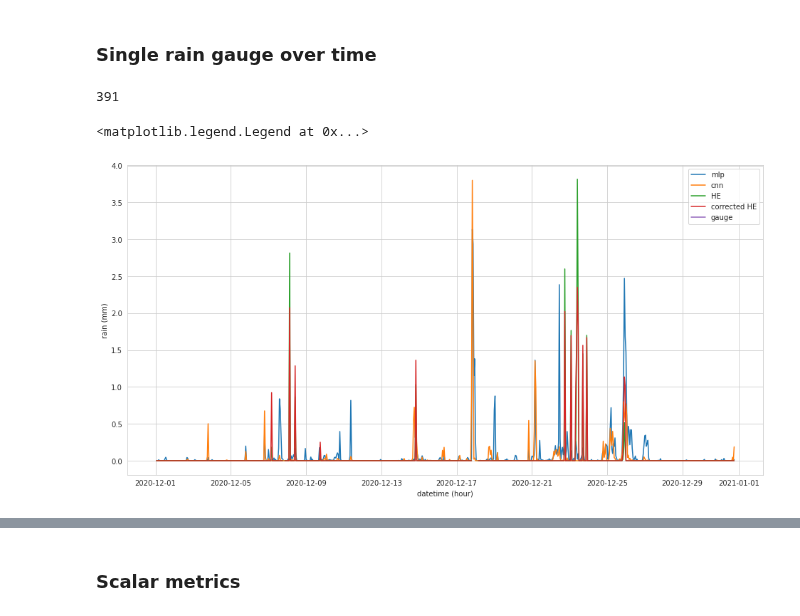
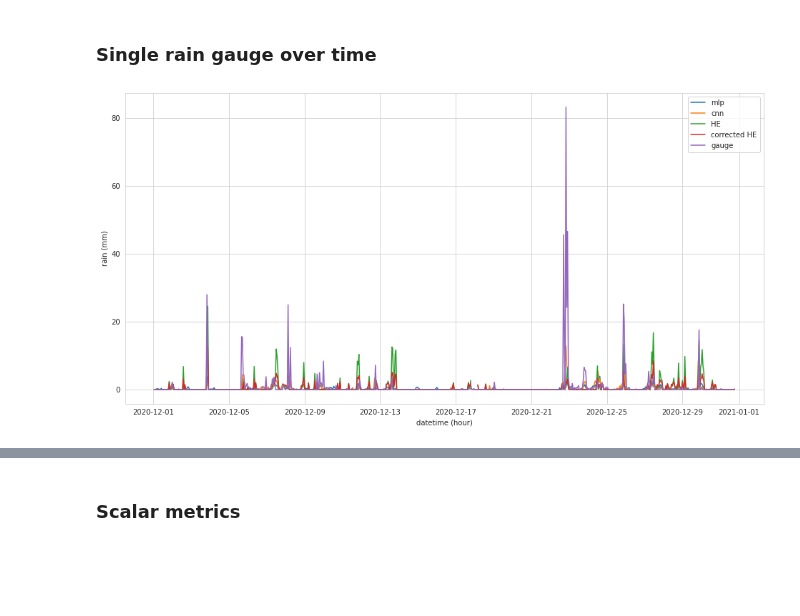
Before and after one commit to ingridingemarsson/geostat-masters-thesis, a Jupyter notebook: notebooks/compare_gauge_he_preds.ipynb, the cells around one changed output, grey strips where cells are left out. Cells and saved outputs as stored; diff of their text form; code cells hidden in the pictures; blank space fills up the shorter version.

```diff
--- a/notebooks/compare_gauge_he_preds.ipynb
+++ b/notebooks/compare_gauge_he_preds.ipynb
@@ -45,20 +66,18 @@ Data variables:
 ### Single rain gauge over time
 # %%
 sns.set_style('whitegrid')
-ind = 391
-print(ind)
+def plotGaugeTimeseries(ind):
+    fig, ax = plt.subplots(figsize=(16,8))
+    plt.plot(combined.time, combined.mlp_posterior_mean[:, ind], label='mlp')
+    plt.plot(combined.time, combined.xception_posterior_mean[:, ind], label='cnn')
+    plt.plot(combined.time, combined.HE_precip[:, ind], label='HE')
+    plt.plot(combined.time, combined.HE_precip_corr[:, ind], label='corrected HE')
+    plt.plot(combined.time, combined.gauge_precip[:, ind], label='gauge')
 
-fig, ax = plt.subplots(figsize=(16,8))
-plt.plot(combined.time, combined.mlp_posterior_mean[:, ind], label='mlp')
-plt.plot(combined.time, combined.xception_posterior_mean[:, ind], label='cnn')
-plt.plot(combined.time, combined.HE_precip[:, ind], label='HE')
-plt.plot(combined.time, combined.HE_precip_corr[:, ind], label='corrected HE')
-plt.plot(combined.time, combined.gauge_precip[:, ind], label='gauge')
-
-ax.set_ylabel('rain (mm)')
-ax.set_xlabel('datetime (hour)')
-ax.legend()
+    ax.set_ylabel('rain (mm)')
+    ax.set_xlabel('datetime (hour)')
+    ax.legend()
-# %% [output]
-391
-<matplotlib.legend.Legend at 0x...>
-[figure, removed]
+# %%
+plotGaugeTimeseries(429) # Xerém
+# %% [output]
+[figure, added]
```
Also changed, not shown: parts of 8 cells of this notebook.
